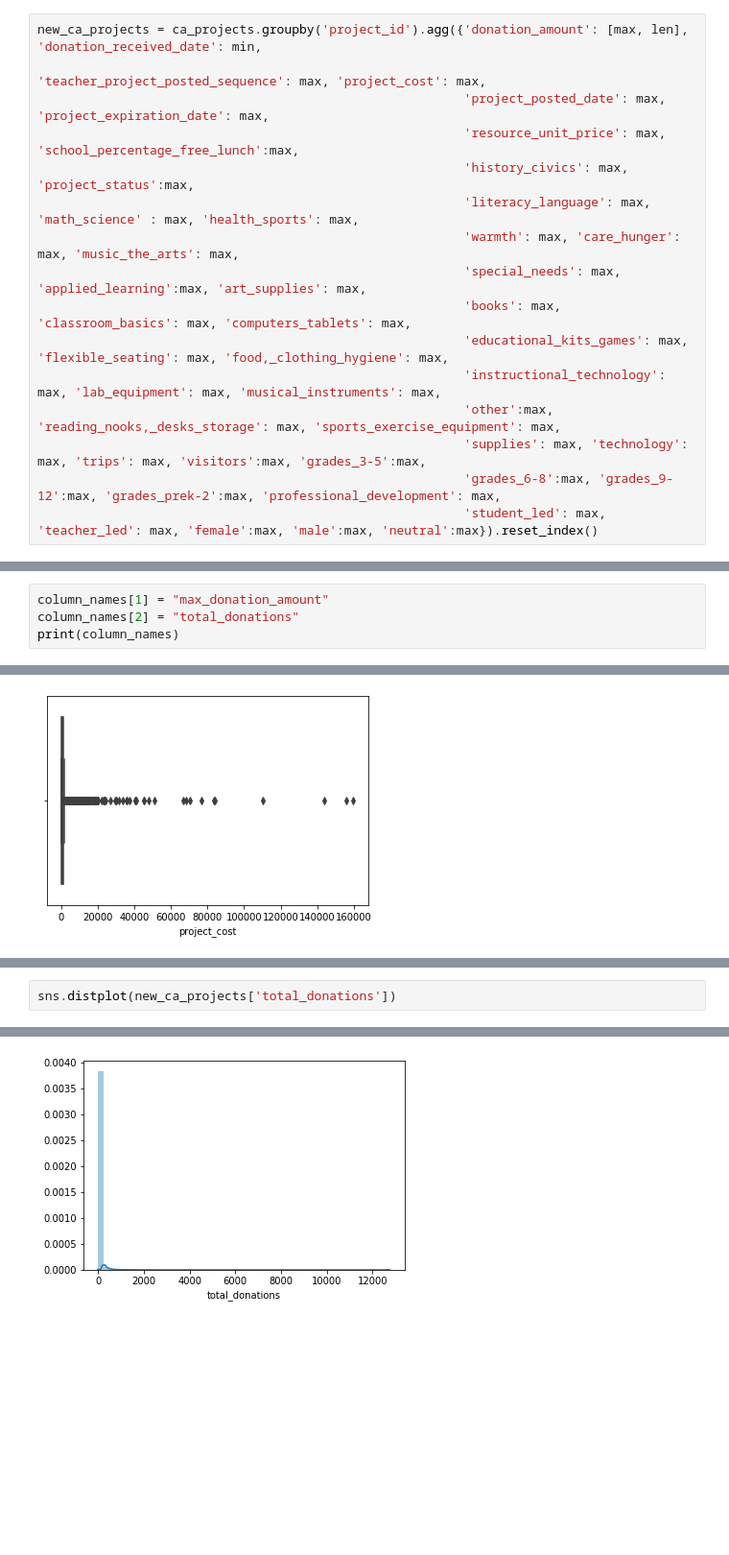
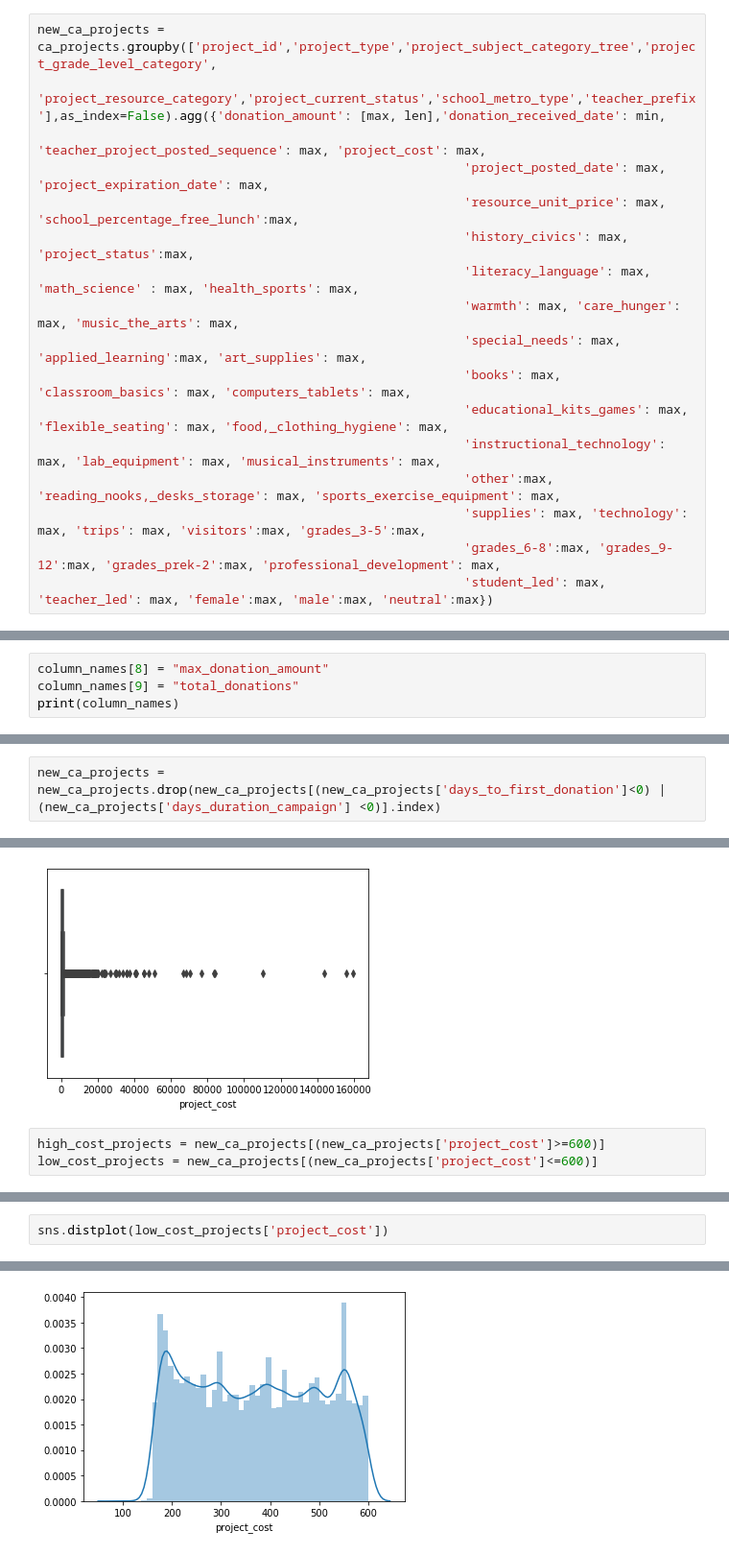
Before and after one commit to PMoquette/DonorsChoose-project, a Jupyter notebook: CA-projects-EDA.ipynb, the cells around one changed output, grey strips where cells are left out. Shown at 96% size. Drawn from its saved outputs; the diff is of its cells as text; blank space fills up the shorter version.

```diff
--- a/CA-projects-EDA.ipynb
+++ b/CA-projects-EDA.ipynb
@@ -662,7 +678,8 @@ The plan:
 
 2. Project Expiration Date - Date project posted = amount of time for project
 # %%
-new_ca_projects = ca_projects.groupby('project_id').agg({'donation_amount': [max, len], 'donation_received_date': min,
+new_ca_projects = ca_projects.groupby(['project_id','project_type','project_subject_category_tree','project_grade_level_category',
+                                       'project_resource_category','project_current_status','school_metro_type','teacher_prefix'],as_index=False).agg({'donation_amount': [max, len],'donation_received_date': min,
                                                         'teacher_project_posted_sequence': max, 'project_cost': max,
                                                          'project_posted_date': max, 'project_expiration_date': max,
                                                          'resource_unit_price': max, 'school_percentage_free_lunch':max,
@@ -676,7 +693,7 @@ new_ca_projects = ca_projects.groupby('project_id').agg({'donation_amount': [max
                                                          'other':max, 'reading_nooks,_desks_storage': max, 'sports_exercise_equipment': max,
                                                          'supplies': max, 'technology': max, 'trips': max, 'visitors':max, 'grades_3-5':max,
                                                          'grades_6-8':max, 'grades_9-12':max, 'grades_prek-2':max, 'professional_development': max,
-                                                         'student_led': max, 'teacher_led': max, 'female':max, 'male':max, 'neutral':max}).reset_index()
+                                                         'student_led': max, 'teacher_led': max, 'female':max, 'male':max, 'neutral':max})
 # %%
 new_ca_projects.head(3)
 # %% [output]
@@ -695,5 +720,5 @@ for i in columns:
 # %%
-column_names[1] = "max_donation_amount"
-column_names[2] = "total_donations"
+column_names[8] = "max_donation_amount"
+column_names[9] = "total_donations"
 print(column_names)
 # %% [output]
@@ -750,0 +797,2 @@ print(new_ca_projects.shape[0]) #might be nice to plot amount of projects posted
+# %%
+new_ca_projects = new_ca_projects.drop(new_ca_projects[(new_ca_projects['days_to_first_donation']<0) | (new_ca_projects['days_duration_campaign'] <0)].index)
@@ -770,3 +827,6 @@ sns.distplot(new_ca_projects['school_percentage_free_lunch'])
 ax = sns.boxplot(x=new_ca_projects["project_cost"])
 # %% [output]
 [figure]
+# %%
+high_cost_projects = new_ca_projects[(new_ca_projects['project_cost']>=600)]
+low_cost_projects = new_ca_projects[(new_ca_projects['project_cost']<=600)]
@@ -773,5 +841,5 @@ ax = sns.boxplot(x=new_ca_projects["project_cost"])
 # %%
-sns.distplot(new_ca_projects['total_donations'])
+sns.distplot(low_cost_projects['project_cost'])
 # %% [output]
 <matplotlib.axes._subplots.AxesSubplot at 0x...>
-[figure, old version]
+[figure, new version]
```
Also changed, not shown: parts of 96 cells of this notebook, 1 other file.
